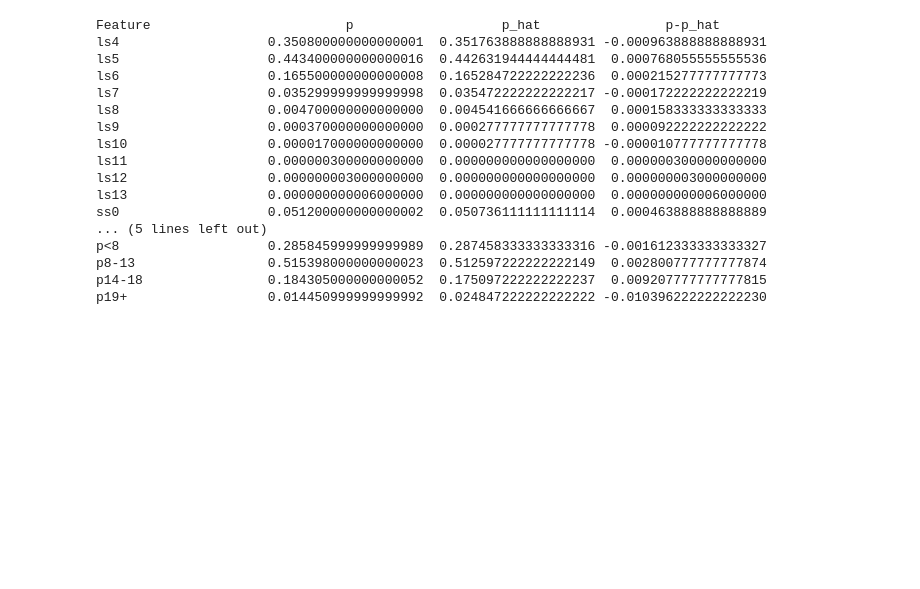
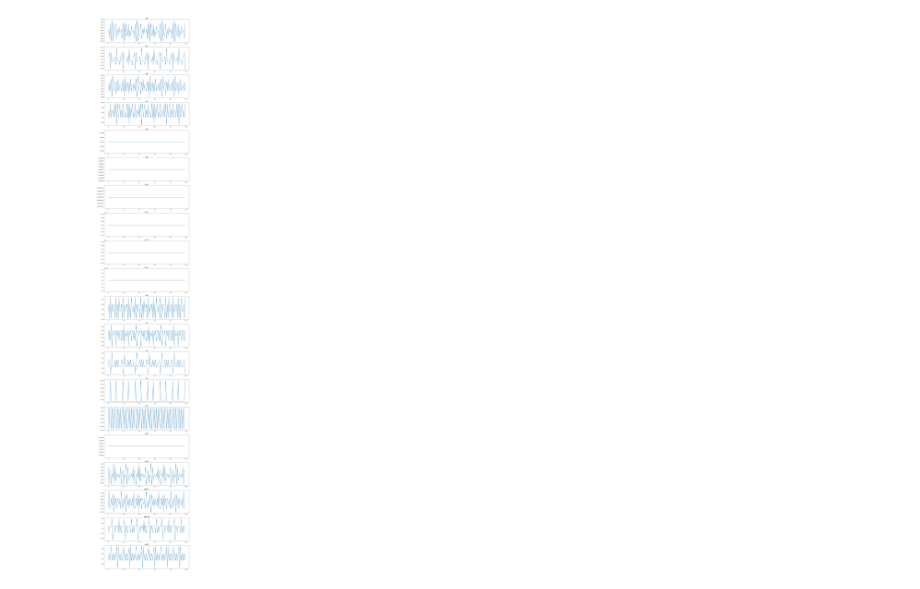
Before and after one commit to Hubert51/Randomness_Test, a Jupyter notebook: exploration/PRNG exploration.ipynb, the cells around one changed output. Drawn from its saved outputs; the diff is of its cells as text; code cells hidden in the pictures; blank space fills up the shorter version.

```diff
--- a/exploration/PRNG exploration.ipynb
+++ b/exploration/PRNG exploration.ipynb
@@ -10,7 +10,7 @@ import matplotlib.pyplot as plt
 import utils.sobol_seq as ss
 # %%
 batch_size = 36 #number of deals in a batch
-num_batches = 1000
+num_batches = 100
 # %%
 DECK = np.array(range(1,53), dtype=np.int8)
 ts = cu.theoretical_probabilities
@@ -28,7 +28,7 @@ class SobolGen(pru.PRNG):
         return r
 # %%
 #bad prng
-bad = pru.LCG(mod=2**5, a=5, seed=1)
+bad = pru.LCG(mod=2**10, a=1140671485, c=128201163, seed=1)
 
 #deterministic gen
 sobol  = SobolGen(1)
@@ -69,12 +68,14 @@ Wall time: 15.6 s
 # %%
 def make_graphs(ts):
-    dim = len(ts.shape[0])
+    dim = ts.shape[0]
     fig, ax = plt.subplots(dim,1, figsize = (15, 100))
+    tp = cu.theoretical_probabilities
+
 
     for i in range(dim):
         plt.subplot(dim,1,i+1)
         plt.title(cu.feature_string[i],fontsize=16)
-        plt.plot(ts_sobol[i] - tp[i])
+        plt.plot(ts[i] - tp[i])
 
 def print_means(ts):
     means = np.apply_along_axis(np.mean, 1, ts)
@@ -85,23 +86,3 @@ def print_means(ts):
                                            tp[i],
                                            means[i],
                                            tp[i]-means[i]))
-# %%
-print_means(ts_good)
-# %% [output]
-Feature                         p                   p_hat                p-p_hat
-ls4                   0.350800000000000001  0.351763888888888931 -0.000963888888888931
-ls5                   0.443400000000000016  0.442631944444444481  0.000768055555555536
-ls6                   0.165500000000000008  0.165284722222222236  0.000215277777777773
-ls7                   0.035299999999999998  0.035472222222222217 -0.000172222222222219
-ls8                   0.004700000000000000  0.004541666666666667  0.000158333333333333
-ls9                   0.000370000000000000  0.000277777777777778  0.000092222222222222
-ls10                  0.000017000000000000  0.000027777777777778 -0.000010777777777778
-ls11                  0.000000300000000000  0.000000000000000000  0.000000300000000000
-ls12                  0.000000003000000000  0.000000000000000000  0.000000003000000000
-ls13                  0.000000000006000000  0.000000000000000000  0.000000000006000000
-ss0                   0.051200000000000002  0.050736111111111114  0.000463888888888889
-... (5 lines left out)
-p<8                   0.285845999999999989  0.287458333333333316 -0.001612333333333327
-p8-13                 0.515398000000000023  0.512597222222222149  0.002800777777777874
-p14-18                0.184305000000000052  0.175097222222222237  0.009207777777777815
-p19+                  0.014450999999999992  0.024847222222222222 -0.010396222222222230
@@ -107,0 +91,5 @@ p19+                  0.014450999999999992  0.024847222222222222 -0.010396222222
+# %%
+# print(ts_sobol.shape)
+make_graphs(ts_bad)
+# %% [output]
+[figure, added]
```
Also changed, not shown: parts of 8 cells of this notebook, 2 other files.
